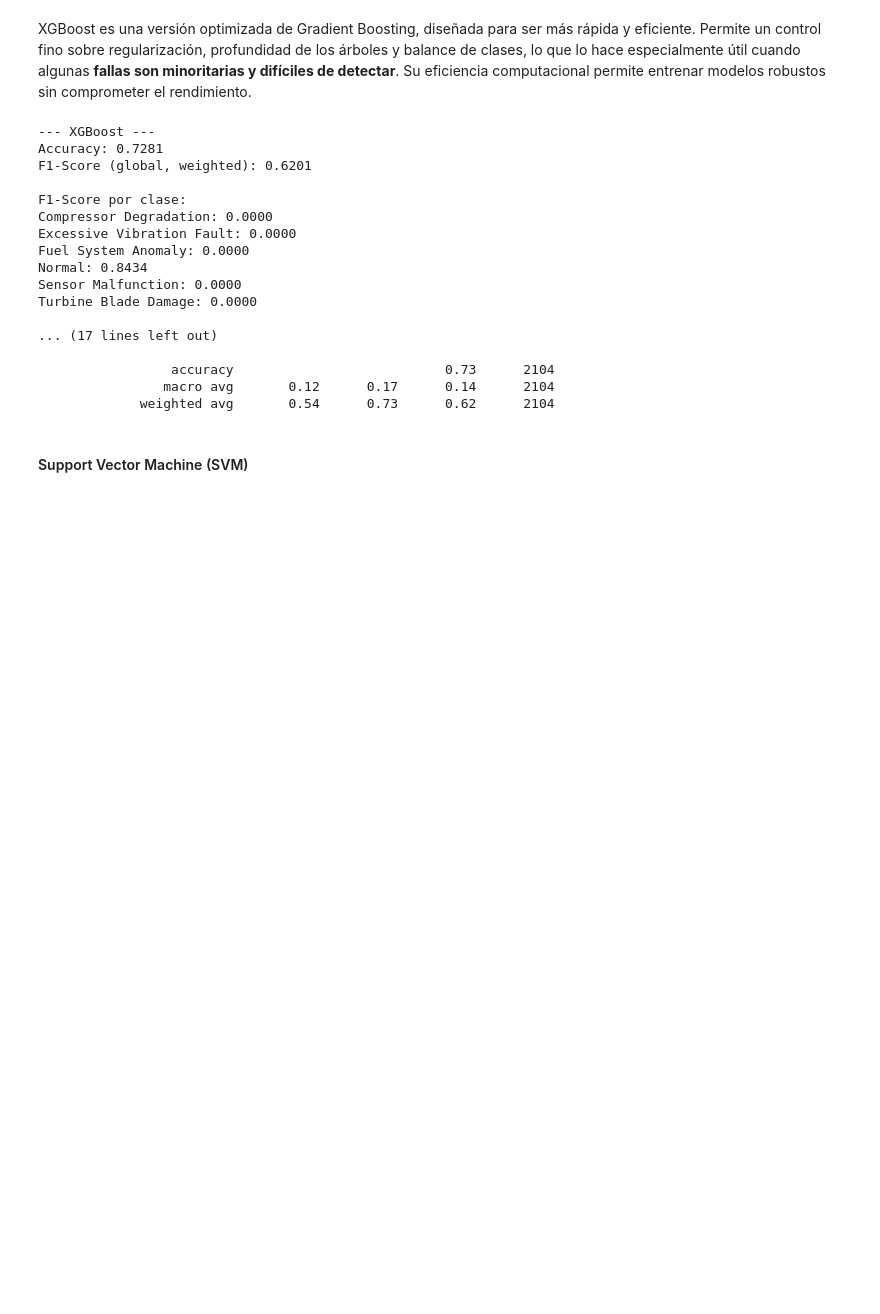
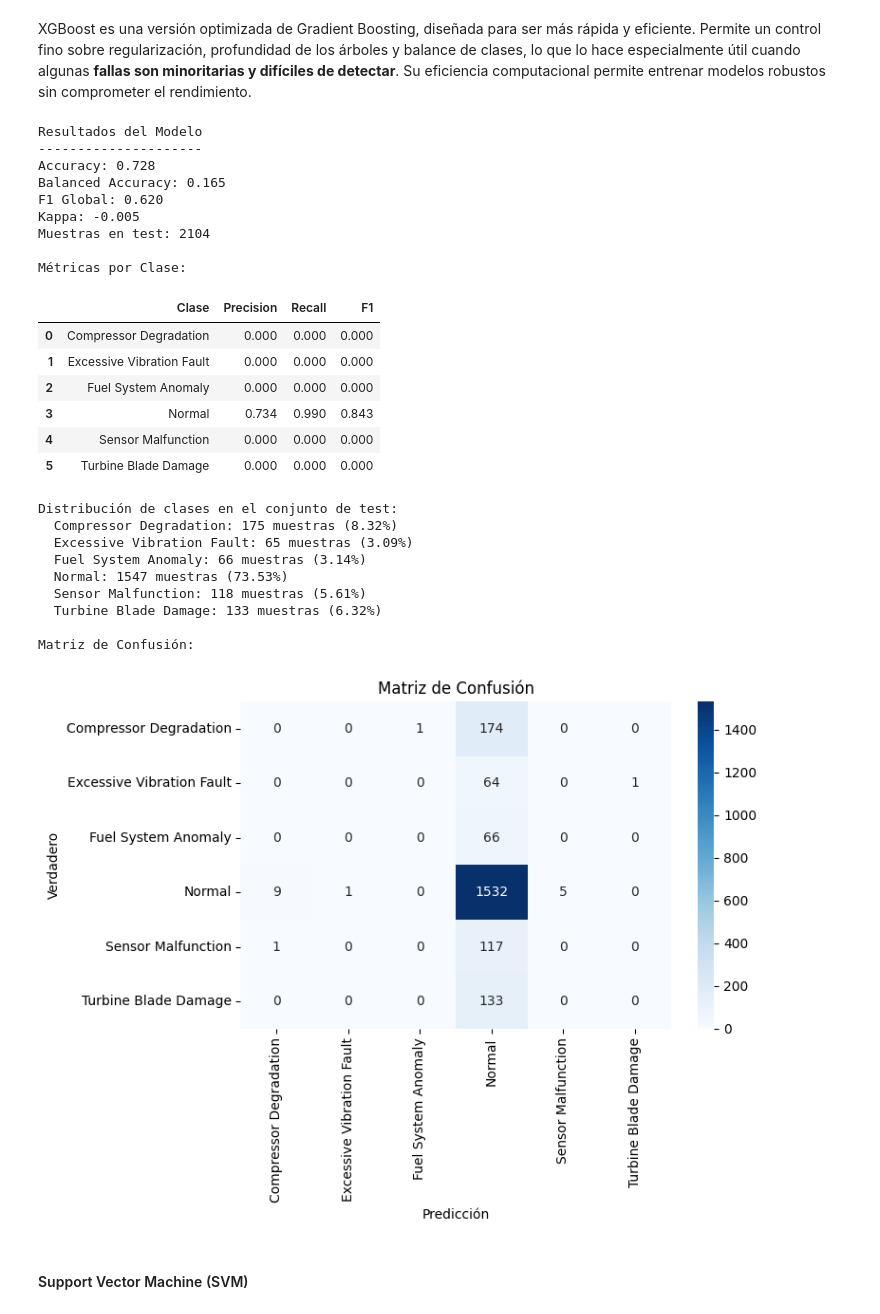
Before and after one commit to noraib/analitica_turboshaft, a Jupyter notebook: Entrega_final.ipynb, the cells around one changed output. Drawn from its saved outputs; the diff is of its cells as text; code cells hidden in the pictures; blank space fills up the shorter version.

```diff
--- a/Entrega_final.ipynb
+++ b/Entrega_final.ipynb
@@ -579,25 +603,35 @@ XGBoost es una versión optimizada de Gradient Boosting, diseñada para ser más
 # %%
 ratio = np.bincount(y_train)[0] / np.bincount(y_train)[1]
 xgb_model = XGBClassifier(n_estimators=100, random_state=111, use_label_encoder=False, eval_metric='mlogloss', scale_pos_weight=ratio)
 resultados_xgb = evaluar_modelo_scikit(xgb_model, X_train, X_test, y_train, y_test, "XGBoost", le)
+mostrar_resultados_notebook(resultados_xgb, le)
 # %% [output]
---- XGBoost ---
-Accuracy: 0.7281
-F1-Score (global, weighted): 0.6201
+Resultados del Modelo
+---------------------
+Accuracy: 0.728
+Balanced Accuracy: 0.165
+F1 Global: 0.620
+Kappa: -0.005
+Muestras en test: 2104
 
-F1-Score por clase:
-Compressor Degradation: 0.0000
-Excessive Vibration Fault: 0.0000
-Fuel System Anomaly: 0.0000
-Normal: 0.8434
-Sensor Malfunction: 0.0000
-Turbine Blade Damage: 0.0000
-
-... (17 lines left out)
-
-                 accuracy                           0.73      2104
-                macro avg       0.12      0.17      0.14      2104
-             weighted avg       0.54      0.73      0.62      2104
+Métricas por Clase:
+|  | Clase | Precision | Recall | F1 |
+| 0 | Compressor Degradation | 0.000 | 0.000 | 0.000 |
+| 1 | Excessive Vibration Fault | 0.000 | 0.000 | 0.000 |
+| 2 | Fuel System Anomaly | 0.000 | 0.000 | 0.000 |
+| 3 | Normal | 0.734 | 0.990 | 0.843 |
+| 4 | Sensor Malfunction | 0.000 | 0.000 | 0.000 |
+| 5 | Turbine Blade Damage | 0.000 | 0.000 | 0.000 |
+Distribución de clases en el conjunto de test:
+  Compressor Degradation: 175 muestras (8.32%)
+  Excessive Vibration Fault: 65 muestras (3.09%)
+  Fuel System Anomaly: 66 muestras (3.14%)
+  Normal: 1547 muestras (73.53%)
+  Sensor Malfunction: 118 muestras (5.61%)
+  Turbine Blade Damage: 133 muestras (6.32%)
+
+Matriz de Confusión:
+[figure, added]
 # %% [markdown]
 #### Support Vector Machine (SVM)
 # %% [markdown]
```
Also changed, not shown: parts of 29 cells of this notebook, 5 other files.
